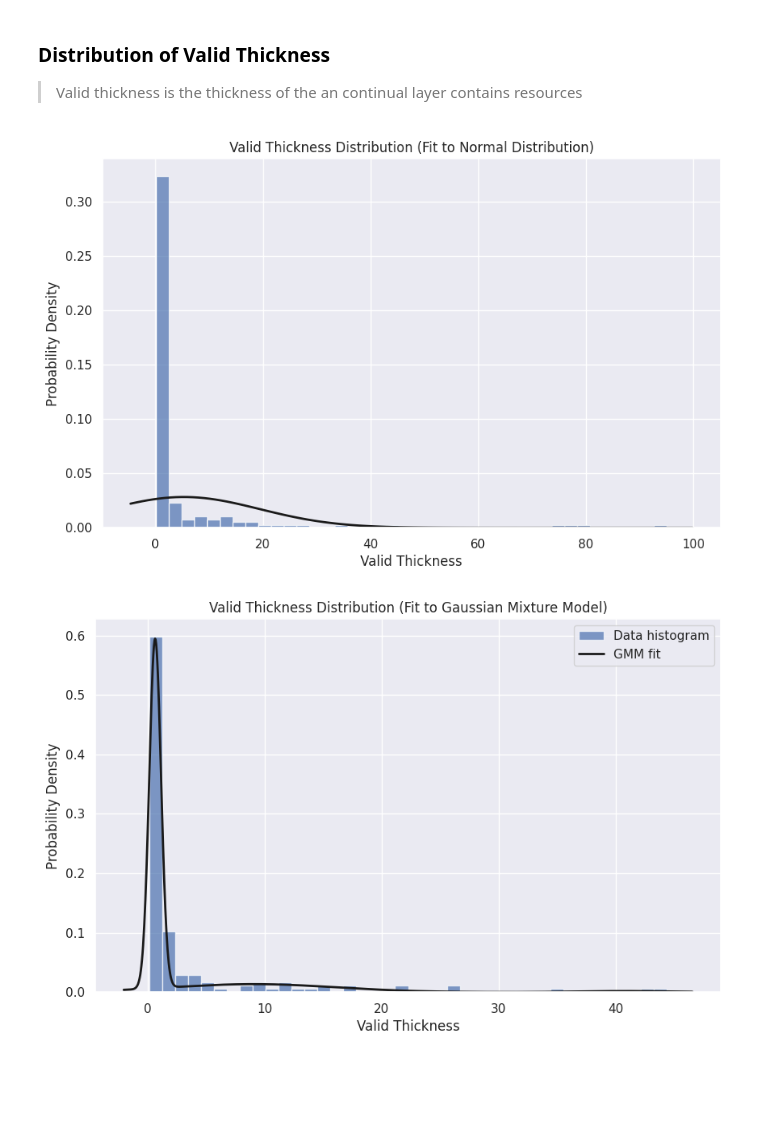
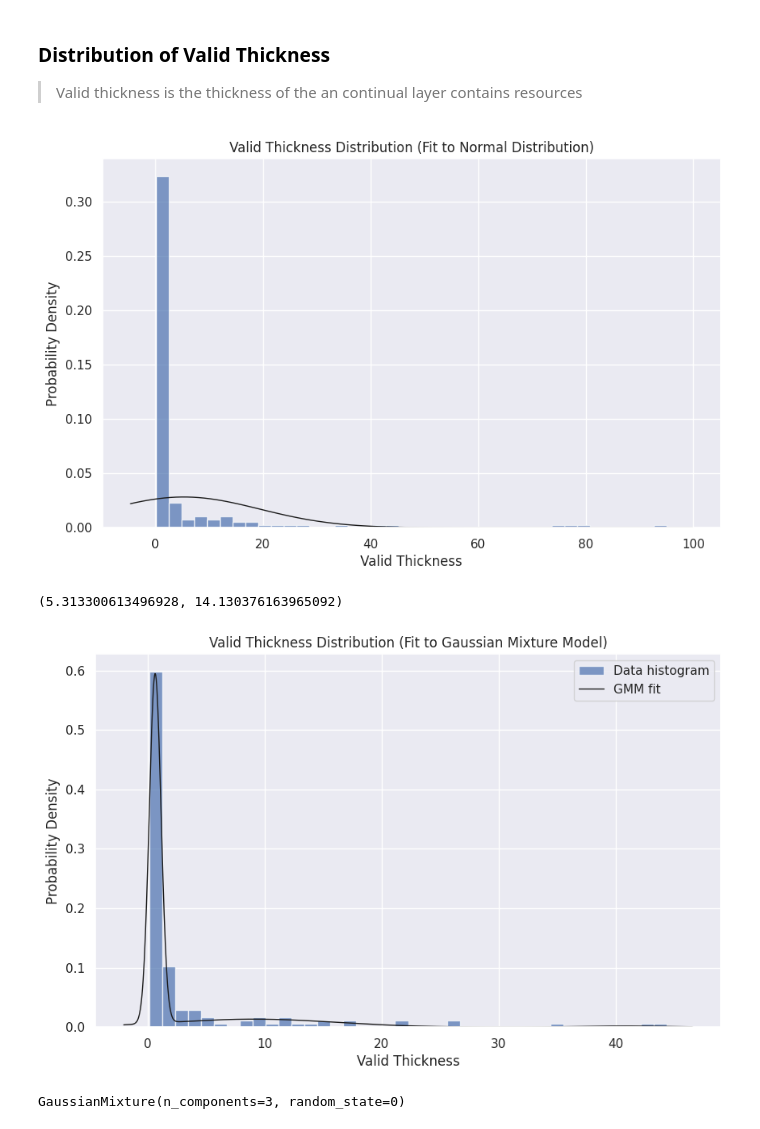
Before and after one commit to zivmax/model-2024c, a Jupyter notebook: code/kde.ipynb, the cells around one changed output. Saved outputs shown, nothing was run; the diff lists cells and outputs as text; code cells hidden in the pictures; blank space fills up the shorter version.

```diff
--- a/code/kde.ipynb
+++ b/code/kde.ipynb
@@ -25,7 +25,7 @@ def drop_outliers(data: np.ndarray, threshold=3):
     z = np.abs((data - data.mean()) / data.std())
     return data[z < threshold]
 # %%
-def fit_norma_and_plot(data: np.ndarray, name: str):
+def fit_norm_and_plot(data: np.ndarray, name: str):
     from scipy.stats import norm
     mu, std = norm.fit(data)
 
@@ -36,7 +36,7 @@ def fit_norma_and_plot(data: np.ndarray, name: str):
     xmin, xmax = plt.xlim()
     x = np.linspace(xmin, xmax, 100)
     p = norm.pdf(x, mu, std)
-    plt.plot(x, p, 'k', linewidth=2)
+    plt.plot(x, p, 'k', linewidth=1)
 
     plt.title(f'{name} Distribution (Fit to Normal Distribution)')
     plt.xlabel(name)
@@ -60,7 +60,7 @@ def fit_gmm_and_plot(data: np.ndarray, name: str, n_components: int = 3) -> obje
     logprob = gmm.score_samples(x)
     responsibilities = np.exp(logprob)
 
-    plt.plot(x, responsibilities, 'k', linewidth=2, label='GMM fit')
+    plt.plot(x, responsibilities, 'k', linewidth=1, label='GMM fit')
 
     plt.title(f'{name} Distribution (Fit to Gaussian Mixture Model)')
     plt.xlabel(name)
@@ -116,10 +124,12 @@ for sensor_data in sensor_data_list:
             flag = False
 
 valid_thickness = np.array(valid_thickness)
-fit_norma_and_plot(valid_thickness, "Valid Thickness")
+fit_norm_and_plot(valid_thickness, "Valid Thickness")
 # %% [output]
-[figure, old version]
+[figure, new version]
+(5.313300613496928, 14.130376163965092)
 # %%
-fit_gmm_and_plot(drop_outliers(valid_thickness), "Valid Thickness")
+fit_gmm_and_plot(drop_outliers(valid_thickness, 3), "Valid Thickness")
 # %% [output]
-[figure, old version]
+[figure, new version]
+GaussianMixture(n_components=3, random_state=0)
```
Also changed, not shown: parts of 3 cells of this notebook, 2 other files.
